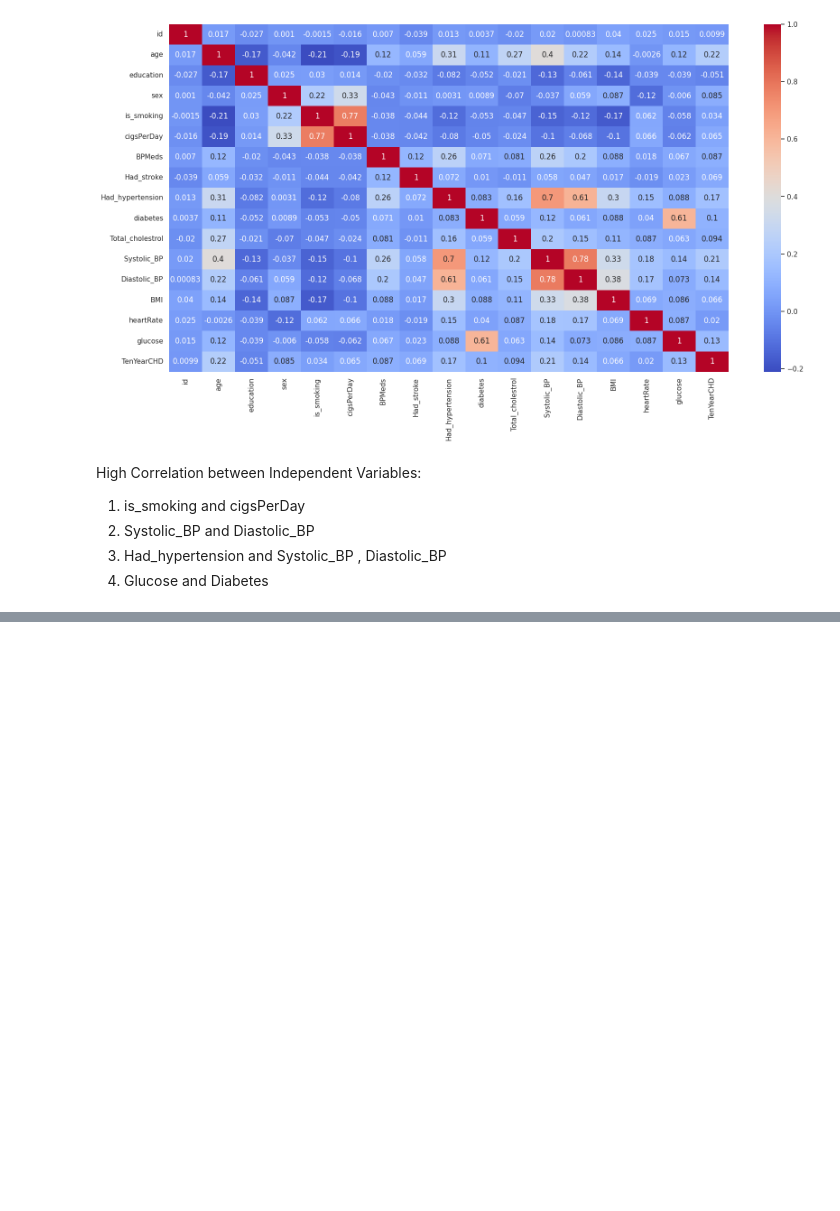
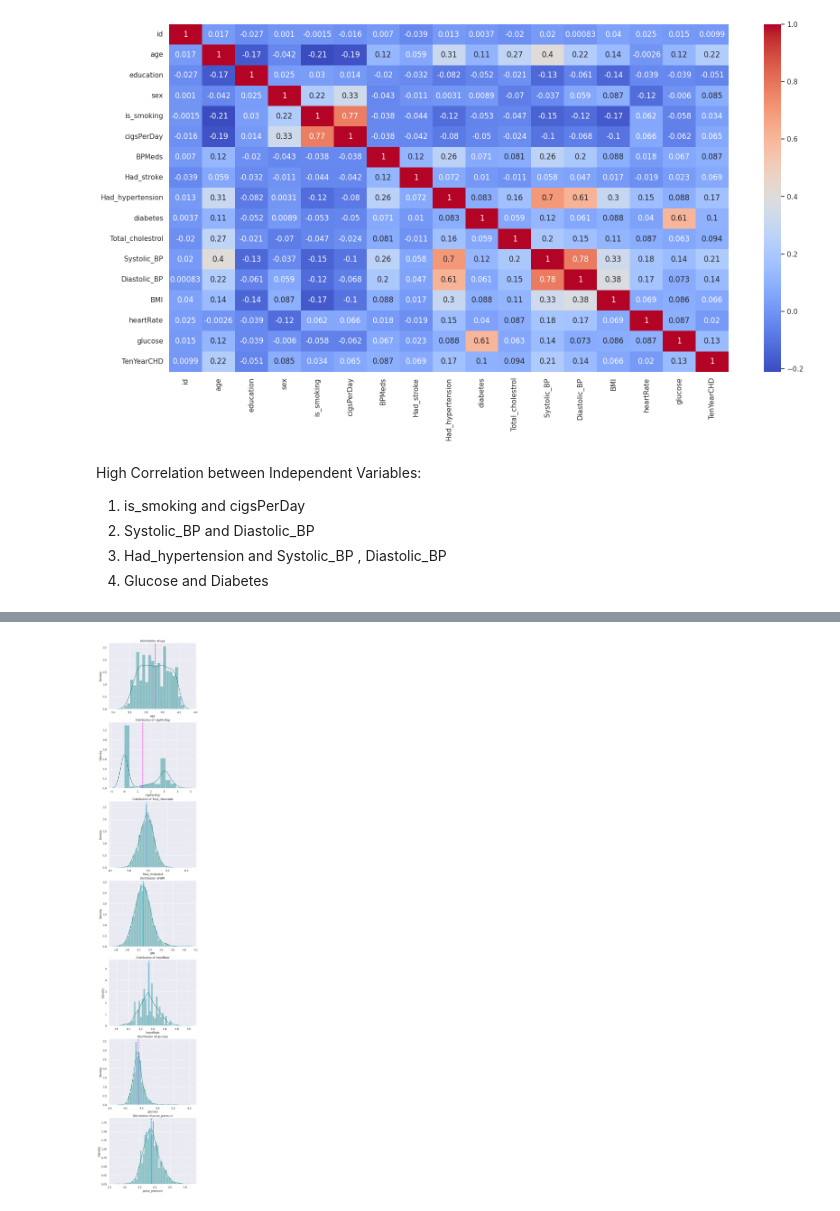
Before and after one commit to sidpatondikar/Capstone-Cardiovascular-Risk-Prediction, a Jupyter notebook: Cardiovasuclar_Risk_Prediction.ipynb, the cells around one changed output, grey strips where cells are left out. Saved outputs shown, nothing was run; the diff lists cells and outputs as text; code cells hidden in the pictures; blank space fills up the shorter version.

```diff
--- a/Cardiovasuclar_Risk_Prediction.ipynb
+++ b/Cardiovasuclar_Risk_Prediction.ipynb
@@ -594,0 +679,3 @@ High Correlation between Independent Variables:
+# %%
+#Creating a new feature called pulse pressure to remove collinearity
+df['pulse_pressure'] = df['Systolic_BP'] - df['Diastolic_BP']
@@ -594,0 +692,5 @@ High Correlation between Independent Variables:
+# %%
+continuos_var.remove('Systolic_BP')
+continuos_var.remove('Diastolic_BP')
+continuos_var.append('pulse_pressure')
+continuos_var
@@ -594,0 +726,10 @@ High Correlation between Independent Variables:
+# %%
+#Performing log transform on all the continuos columns to reduce skweness
+
+df['age']                   = np.log1p(df['age'])
+df['cigsPerDay']          = np.log1p(df['cigsPerDay'])
+df['Total_cholestrol']     = np.log1p(df['Total_cholestrol'])
+df['BMI']                   = np.log1p(df['BMI'])
+df['heartRate']            = np.log1p(df['heartRate'])
+df['glucose']               = np.log1p(df['glucose'])
+df['pulse_pressure']        = np.log1p(df['pulse_pressure'])
@@ -594,0 +748,14 @@ High Correlation between Independent Variables:
+# %%
+#Recheking Distibution of Continuos Variables after log transformation
+plt.figure(figsize=(7,50))
+
+for i, col in enumerate(continuos_var):
+  plt.subplot(8,1,i+1)
+  sns.distplot(df[col],color='teal')
+  plt.axvline(df[col].mean(), color='magenta', linestyle='dashed', linewidth=2)
+  plt.axvline(df[col].median(), color='cyan', linestyle='dashed', linewidth=2)
+  plt.title('Distribution of '+col)
+
+plt.show()
+# %% [output]
+[figure, added]
```
Also changed, not shown: parts of 39 cells of this notebook.
